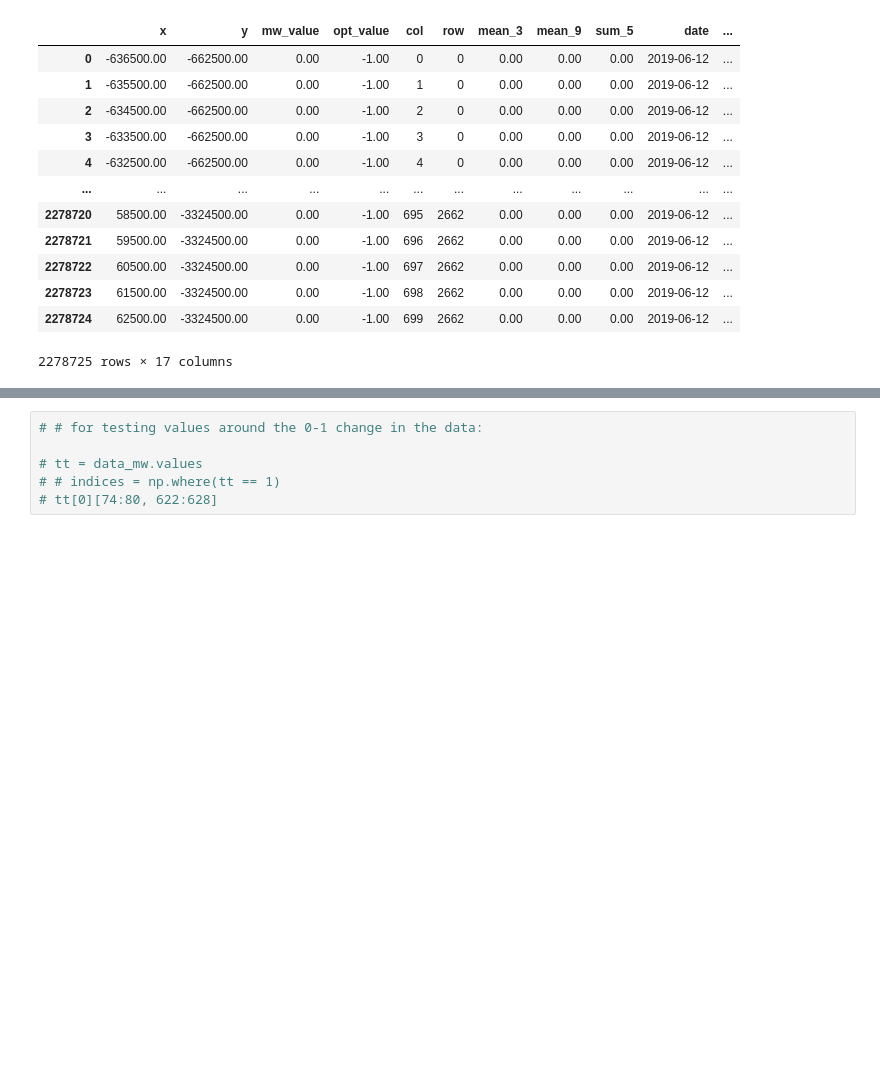
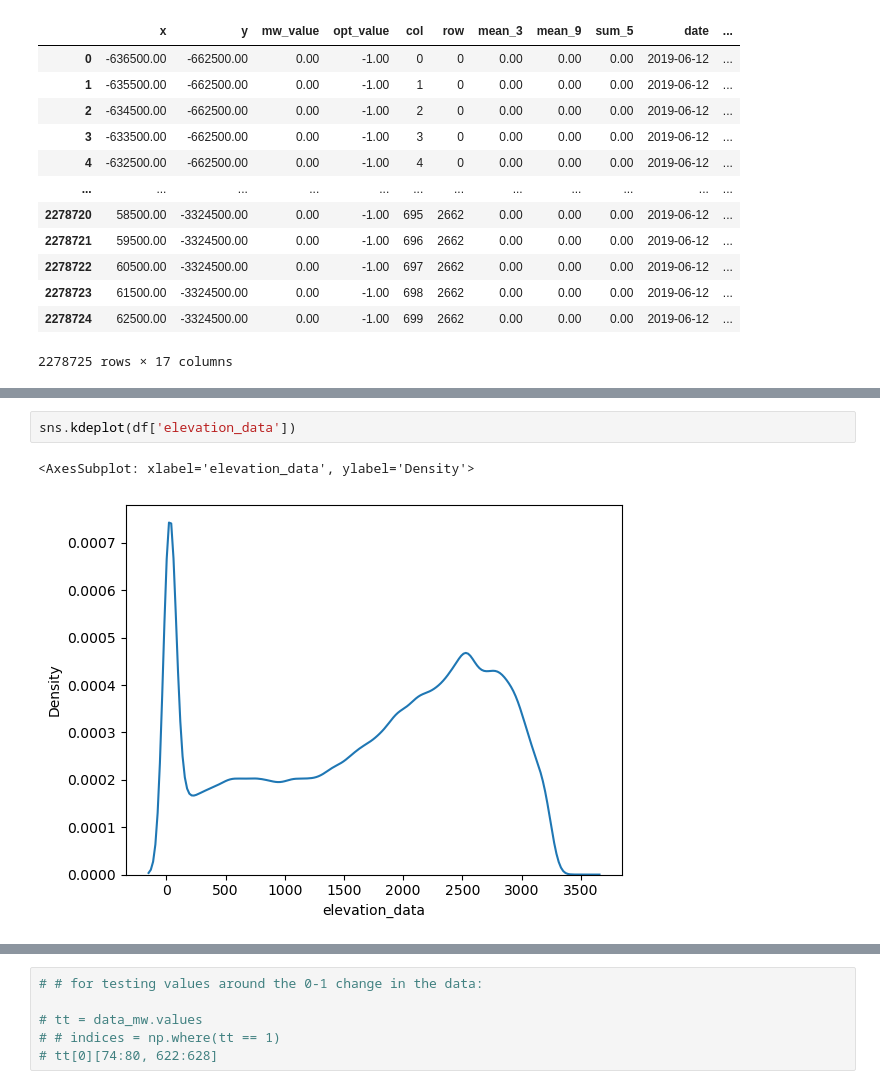
Before and after one commit to linaskerath/RP_Greenland, a Jupyter notebook: Scripts/04_feature_engineering.ipynb, the cells around one changed output, grey strips where cells are left out. Saved outputs shown, nothing was run; the diff lists cells and outputs as text; blank space fills up the shorter version.

```diff
--- a/Scripts/04_feature_engineering.ipynb
+++ b/Scripts/04_feature_engineering.ipynb
@@ -351,0 +375,5 @@ df
+# %%
+sns.kdeplot(df['elevation_data'])
+# %% [output]
+<AxesSubplot: xlabel='elevation_data', ylabel='Density'>
+[figure, added]
```
Also changed, not shown: parts of 9 cells of this notebook, 1 other file.
